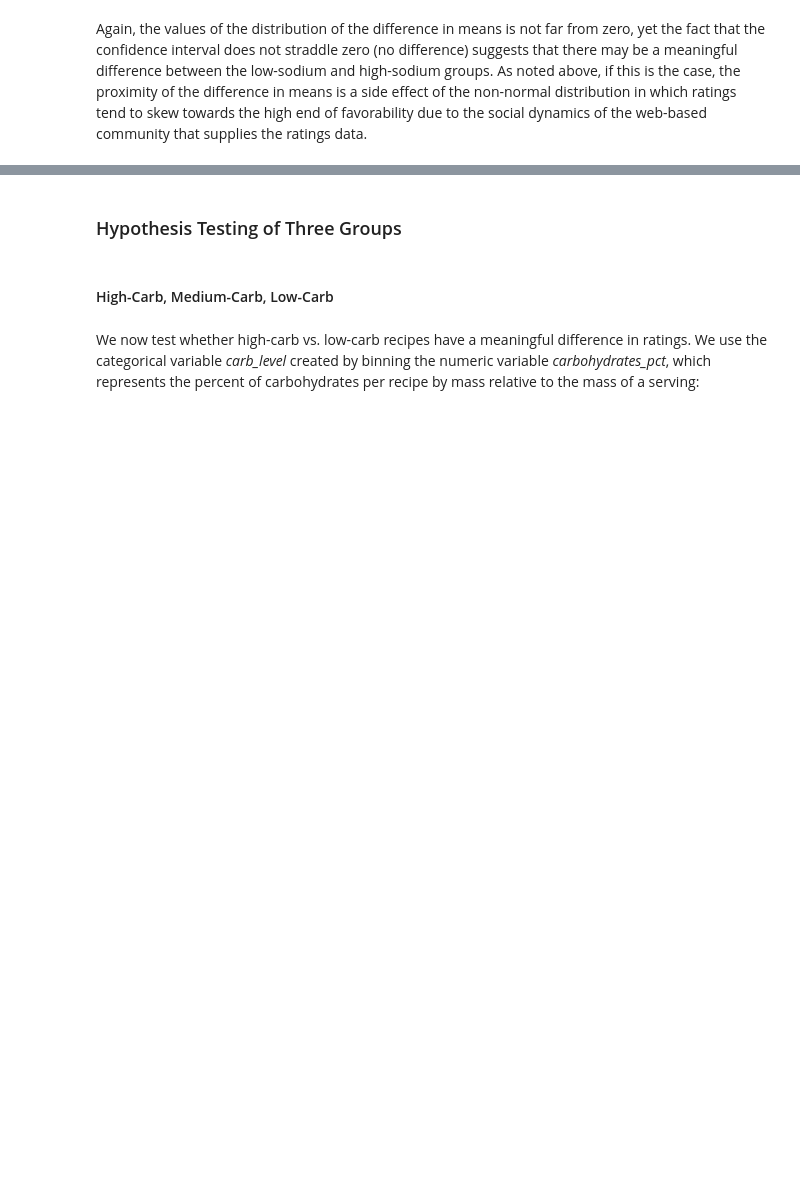
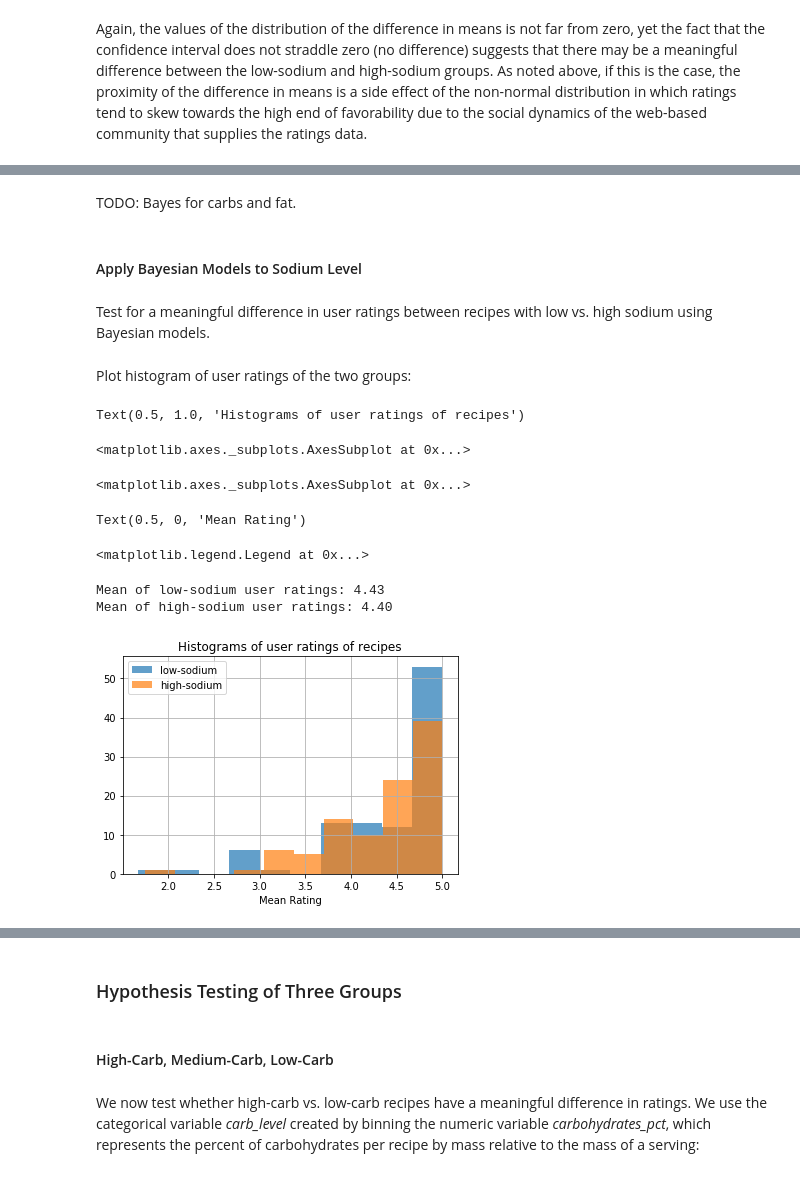
Before and after one commit to pelorenz/data-science-410, a Jupyter notebook: PeterLorenz-M02.ipynb, the cells around one changed output, grey strips where cells are left out. Cells and saved outputs as stored; diff of their text form; code cells hidden in the pictures; blank space fills up the shorter version.

Commit message:
One Bayes example

```diff
--- a/PeterLorenz-M02.ipynb
+++ b/PeterLorenz-M02.ipynb
@@ -440,0 +476,33 @@ Again, the values of the distribution of the difference in means is not far from
+# %% [markdown]
+TODO: Bayes for carbs and fat.
+# %% [markdown]
+#### Apply Bayesian Models to Sodium Level
+# %% [markdown]
+Test for a meaningful difference in user ratings between recipes with low vs. high sodium using Bayesian models.
+# %%
+# Extract groups
+num_samples = 100
+low_sodium = recipes[recipes.sodium_level == 'low_sodium'].sample(n=num_samples)
+high_sodium = recipes[recipes.sodium_level == 'high_sodium'].sample(n=num_samples)
+# %% [markdown]
+Plot histogram of user ratings of the two groups:
+# %%
+plt.title('Histograms of user ratings of recipes')
+low_sodium.mean_rating.hist(label='low-sodium', bins=10, alpha=.7)
+high_sodium.mean_rating.hist(label='high-sodium', bins=10, alpha=.7)
+plt.xlabel('Mean Rating')
+plt.legend()
+
+mean_low_sodium_rating = low_sodium.mean_rating.mean()
+mean_high_sodium_rating = high_sodium.mean_rating.mean()
+print('Mean of low-sodium user ratings: %.2f' % mean_low_sodium_rating)
+print('Mean of high-sodium user ratings: %.2f' % mean_high_sodium_rating)
+# %% [output]
+Text(0.5, 1.0, 'Histograms of user ratings of recipes')
+<matplotlib.axes._subplots.AxesSubplot at 0x...>
+<matplotlib.axes._subplots.AxesSubplot at 0x...>
+Text(0.5, 0, 'Mean Rating')
+<matplotlib.legend.Legend at 0x...>
+Mean of low-sodium user ratings: 4.43
+Mean of high-sodium user ratings: 4.40
+[figure, added]
```
Also changed, not shown: parts of 19 cells of this notebook.
